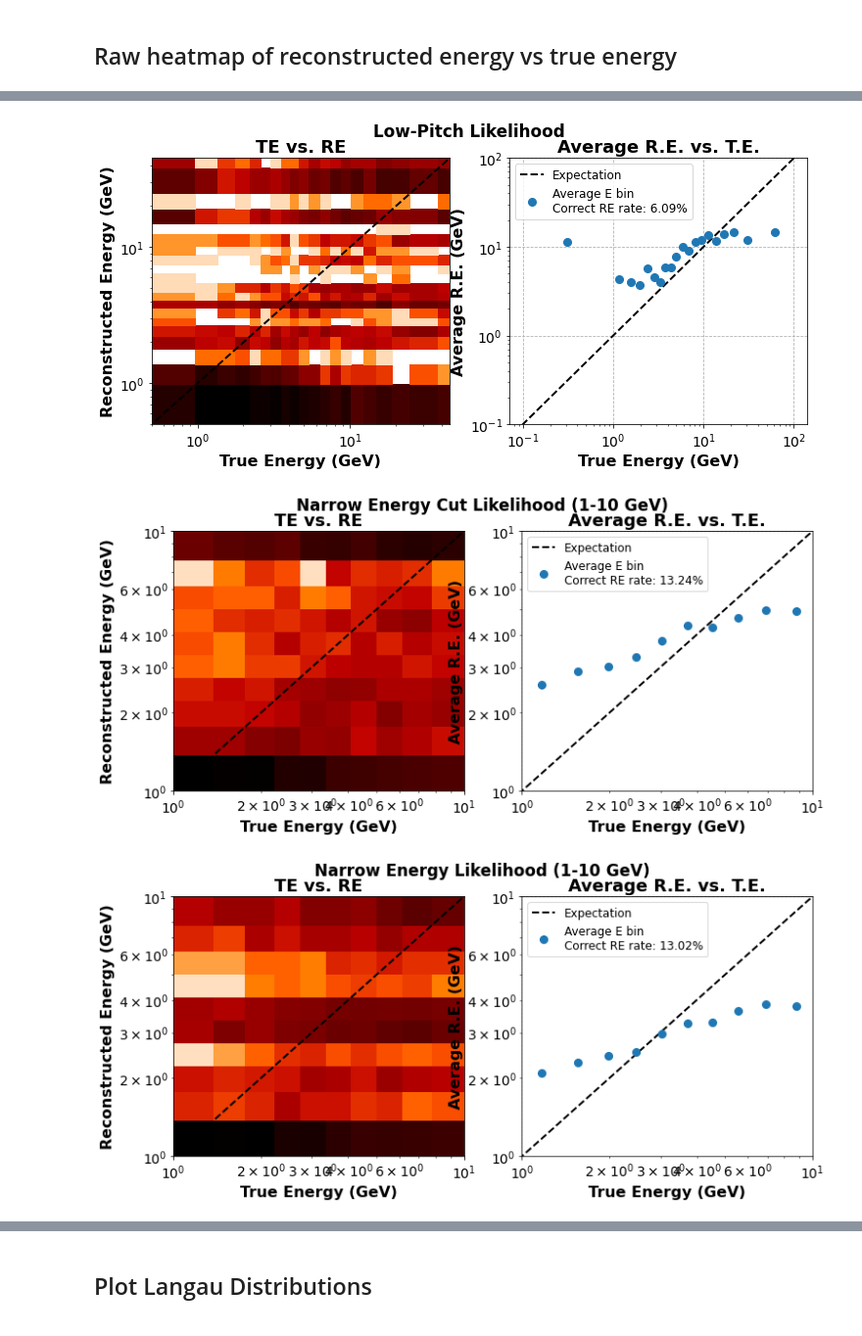
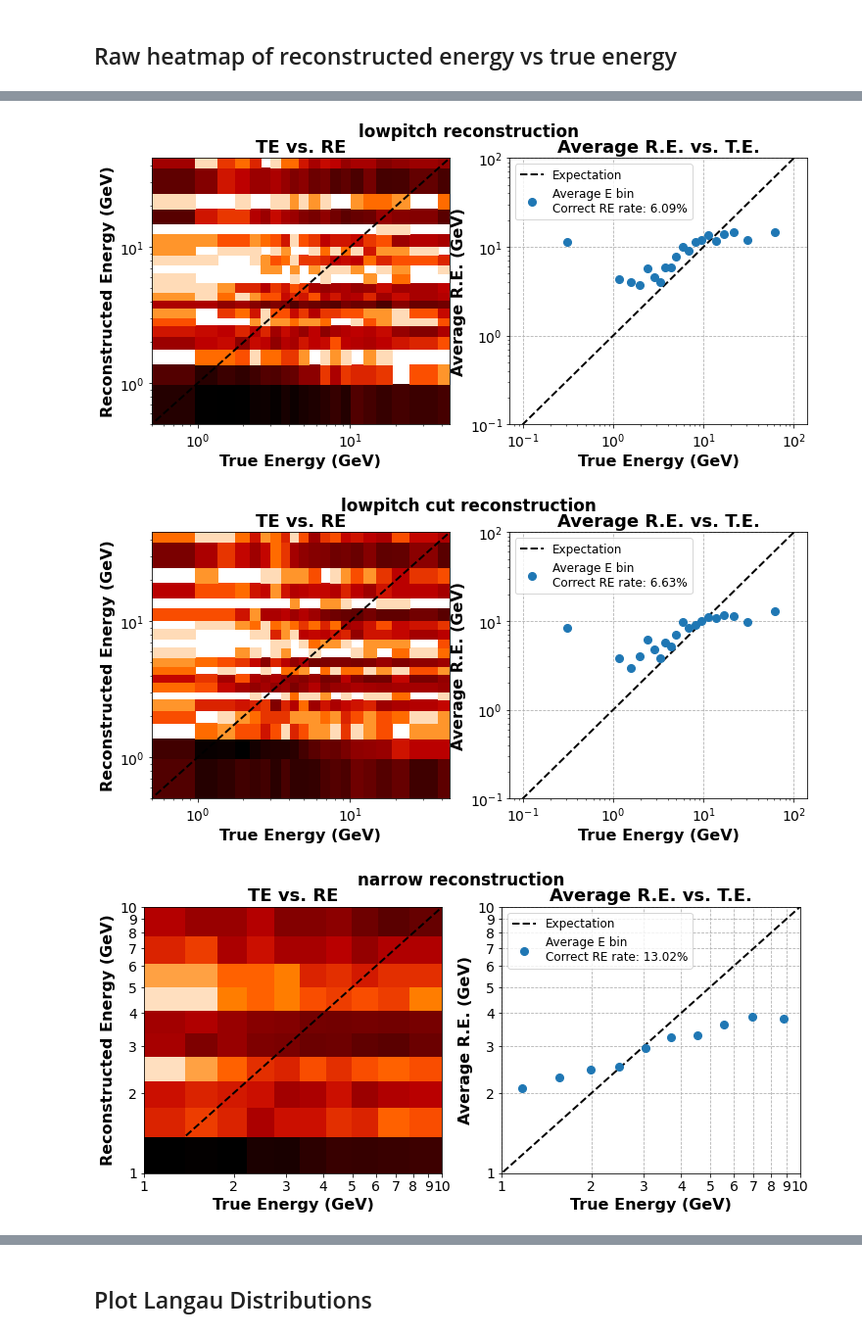
Before and after one commit to socrossley/Cosmic_Muon_CER, a Jupyter notebook: Test_Like.ipynb, the cells around one changed output, grey strips where cells are left out. Shown at 98% size. Drawn from its saved outputs; the diff is of its cells as text; code cells hidden in the pictures.

```diff
--- a/Test_Like.ipynb
+++ b/Test_Like.ipynb
@@ -101,20 +63,0 @@ Loading time: 0m, 8.16s
-# %%
-key = 'base_c'
-idx = 4
-
-dedxs = cer.generate_eloss(idx)[1]
-loglike = cer.cum_binned_like(dedxs, key)
-cum_maxs = np.argmax(loglike, axis=0)
-fit_data = pd.read_csv(cer.fits[key])
-true_e = cer.muons.backtracked_e[idx]
-correct_bin = np.digitize(true_e, [0.1] + fit_data['e_max'].to_list()) - 1
-
-lax = plt.gca()
-lax.plot(cum_maxs, ls='-', c='b', label=f'True bin = {correct_bin}')
-lax.set_ylabel('reconstruction bin', color='b')
-
-rax = lax.twinx()
-rax.plot(dedxs, marker='.', c='r')
-rax.set_ylabel('dedx (MeV/cm)', color='r')
-
-lax.legend()
@@ -176,8 +115,19 @@ def plot_averages(likedf, counts, xedges, yedges, ax):
     ax.set_xscale('log')
     ax.set_yscale('log')
     ax.grid()
+# %%
+def re_format(ax):
+    ax.xaxis.set_minor_locator(mticker.MaxNLocator(integer=True))
+    ax.yaxis.set_minor_locator(mticker.MaxNLocator(integer=True))
+    ax.xaxis.set_major_locator(mticker.MaxNLocator(integer=True))
+    ax.yaxis.set_major_locator(mticker.MaxNLocator(integer=True))
+    ax.xaxis.set_major_formatter(mticker.ScalarFormatter())
+    ax.yaxis.set_major_formatter(mticker.ScalarFormatter())
+    ax.xaxis.set_minor_formatter(mticker.ScalarFormatter())
+    ax.yaxis.set_minor_formatter(mticker.ScalarFormatter())
 # %%
 plt.rcParams['axes.grid']=False
+keys_to_plot = ['base', 'base_c', 'base_sc', 'base_fw', 'base_cfw', 'hpitch', 'hpitch_c', 'lpitch', 'lpitch_c', 'narrow', 'narrow_c', 'narrow_sc']
 
 def plot_likelihood_results(data_loc, fit_loc, title, save=False):
     fig, axs = plt.subplots(1,2, figsize=(12,5))
@@ -188,6 +138,7 @@ def plot_likelihood_results(data_loc, fit_loc, title, save=False):
     plot_averages(df, *ret, axs[1])
     if 'narrow' in data_loc:
         for ax in axs:
+            re_format(ax)
             ax.set_ylim(1,10)
             ax.set_xlim(1,10)
 
@@ -195,8 +146,10 @@ def plot_likelihood_results(data_loc, fit_loc, title, save=False):
     if save:
         savefig(fig, title.replace(' ', '_') + '_reconstruction.png')
 
-for loc, floc, tit in zip(reconstruction_locs, fit_data_locs, titles):
-    plot_likelihood_results(loc, floc, tit, save=False)
+for key in keys_to_plot:
+    loc = cer.reconstructions[key]
+    floc = cer.fits[key]
+    plot_likelihood_results(loc, floc, loc[82:-4].replace('_', ' '), save=False)
 
 plt.rcParams['axes.grid']=True
 # %% [output]
@@ -210,3 +163,3 @@ plt.rcParams['axes.grid']=True
-[figure, old version]
+[figure, new version]
-[figure, old version]
+[figure, new version]
-[figure, old version]
+[figure, new version]
```
Also changed, not shown: parts of 14 cells of this notebook, 3 other files.
